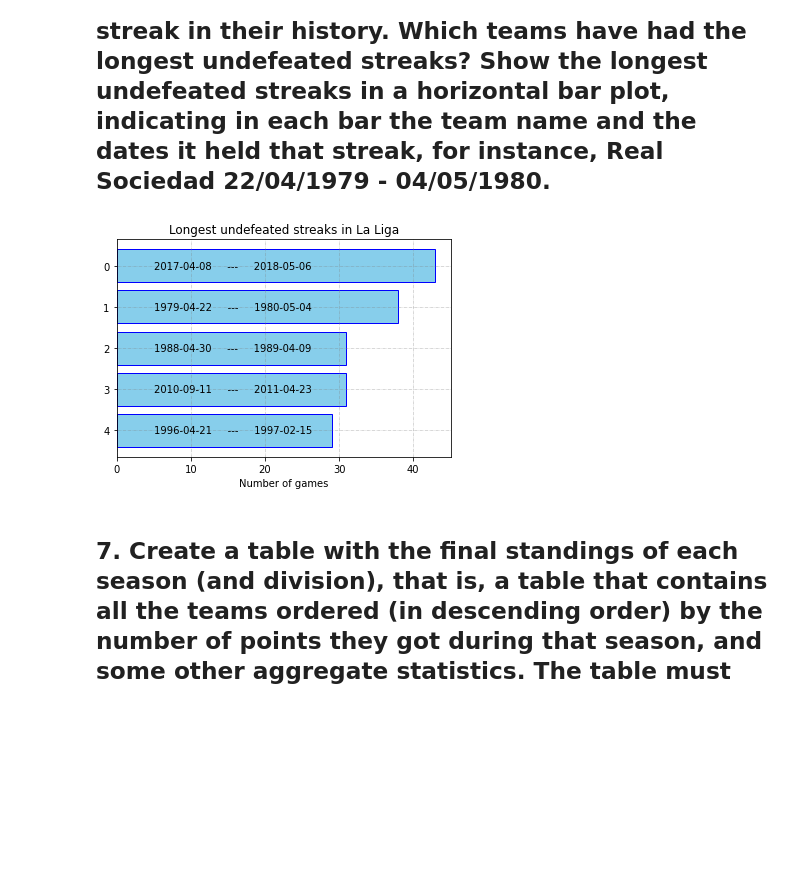
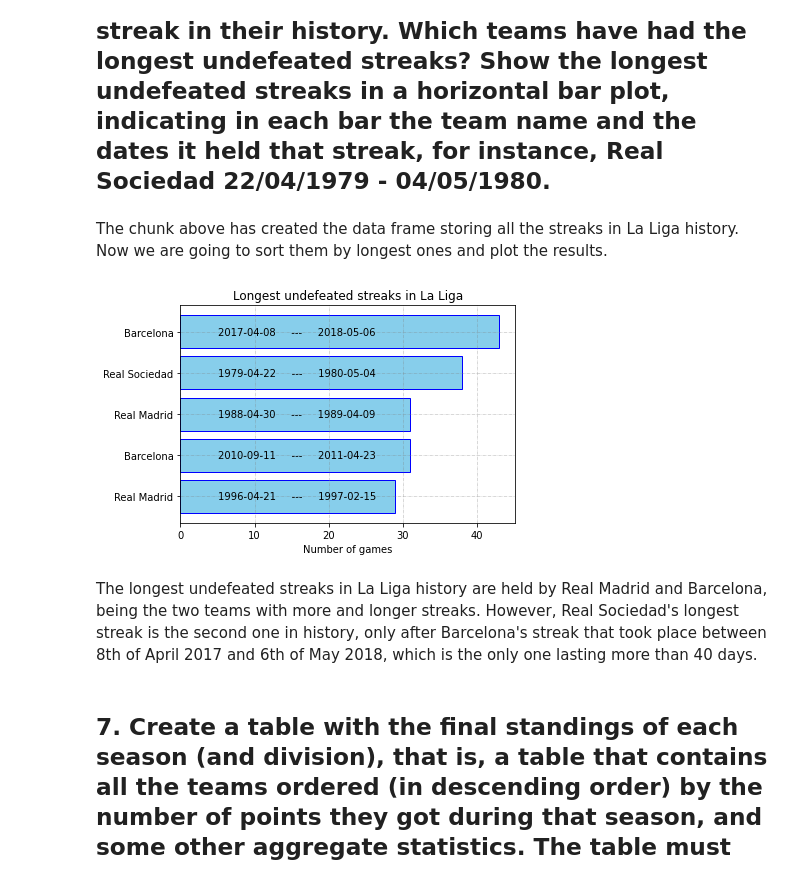
Before and after one commit to MellacE98/LaQuinielaUAB, a Jupyter notebook: LaLigaDataAnalysis.ipynb, the cells around one changed output. Saved outputs shown, nothing was run; the diff lists cells and outputs as text; code cells hidden in the pictures; blank space fills up the shorter version.

```diff
--- a/LaLigaDataAnalysis.ipynb
+++ b/LaLigaDataAnalysis.ipynb
@@ -83,15 +89,15 @@ goals_dictionary = { team : {'scored':0, 'conceded':0} for team in unique_teams}
 for team in unique_teams:
     games = 0
 
-    df_aux = df_1div.loc[df['home_team'] == team]
-    goals_dictionary[team]['scored'] += df_aux['goals_home'].sum()
-    goals_dictionary[team]['conceded'] += df_aux['goals_away'].sum()
-    games += df_aux.size
+    df_aux_home = df_1div.loc[df['home_team'] == team]
+    goals_dictionary[team]['scored'] += df_aux_home['goals_home'].sum()
+    goals_dictionary[team]['conceded'] += df_aux_home['goals_away'].sum()
+    games += df_aux_home.size
 
-    df_aux = df_1div.loc[df['away_team'] == team]
-    goals_dictionary[team]['conceded'] += df_aux['goals_home'].sum()
-    goals_dictionary[team]['scored'] += df_aux['goals_away'].sum()
-    games += df_aux.size
+    df_aux_away = df_1div.loc[df['away_team'] == team]
+    goals_dictionary[team]['conceded'] += df_aux_away['goals_home'].sum()
+    goals_dictionary[team]['scored'] += df_aux_away['goals_away'].sum()
+    games += df_aux_away.size
 
     goals_dictionary[team]['avg_scored'] = float(goals_dictionary[team]['scored'] / games)
     goals_dictionary[team]['avg_conceded'] = float(goals_dictionary[team]['conceded'] / games)
@@ -433,32 +480,37 @@ for index, row in df_streak.iterrows():
         streaks.loc[streaks['team'] == home_team, 'curr_streak'] += 1
 
 team_streaks = pd.DataFrame(team_streaks)
+# %% [markdown]
+The chunk above has created the data frame storing all the streaks in La Liga history. Now we are going to sort them by longest ones and plot the results.
 # %%
 top_streaks = team_streaks.sort_values(by=['streak'], ascending=False)[:5].copy()
 
 fig, ax = plt.subplots()
 
-ax.grid(color ='grey', linestyle ='-.', linewidth = 0.5, alpha = 0.6)
+ax.grid(color='grey', linestyle='-.', linewidth=0.5, alpha=0.6)
 
-teams = list(top_streaks['team'].values)
-y_pos = np.arange(len(teams))
+teams_top_streaks = list(top_streaks['team'].values)
+y_pos = np.arange(len(teams_top_streaks))
+
 values = list(top_streaks['streak'].values)
-ini_dates = list(top_streaks['initial_date'].values)
-ini_dates = [datetime.datetime.strptime(i, '%m/%d/%y').date() for i in ini_dates]
+initial_dates = list(top_streaks['initial_date'].values)
+initial_dates = [datetime.datetime.strptime(i, '%m/%d/%y').date() for i in initial_dates]
 end_dates = list(top_streaks['ending_date'].values)
 end_dates = [datetime.datetime.strptime(i, '%m/%d/%y').date() for i in end_dates]
 
 ax.barh(y_pos, values, align='center', color = "skyblue", ec = "blue", lw = 1)
 for i, bar in enumerate(ax.patches):
-    ax.text(5.0, bar.get_y()+bar.get_height()/2, str(ini_dates[i])+'     ---     '+str(end_dates[i]), color='black', ha='left', va='center')
-#ax.set_yticks(y_pos, labels=teams)
+    ax.text(5.0, bar.get_y() + bar.get_height()/2, str(initial_dates[i])+'     ---     '+str(end_dates[i]), color='black', ha='left', va='center')
 ax.set_yticks(y_pos)
+ax.set_yticklabels(teams_top_streaks)
 ax.invert_yaxis()
 ax.set_xlabel('Number of games')
 ax.set_title('Longest undefeated streaks in La Liga')
 
 plt.show()
 # %% [output]
-[figure, old version]
+[figure, new version]
+# %% [markdown]
+The longest undefeated streaks in La Liga history are held by Real Madrid and Barcelona, being the two teams with more and longer streaks. However, Real Sociedad's longest streak is the second one in history, only after Barcelona's streak that took place between 8th of April 2017 and 6th of May 2018, which is the only one lasting more than 40 days.
 # %% [markdown]
 ## 7.  Create a table with the final standings of each season (and division), that is, a table that contains all the teams ordered (in descending order) by the number of points they got during that season, and some other aggregate statistics. The table must contain the following columns: season, division, ranking, team, GF (total goals scored), GA (total goals conceded), GD (goals difference), W (total wins), L (total loses), T (total ties), Pts (points). Remember that, in football, you earn 3 points per victory, and 1 point per tie (none for loses). In case two teams have same number of points, order by GD (descending), and then by GF (also descending). Order the table so that standings of one season come before standings of previous one, and standings of 1st division come before standings of 2nd division. Save the final table in Excel with the name SeasonStandings.xlsx in the reports/ folder.
```
Also changed, not shown: parts of 56 cells of this notebook, 27 other files.
